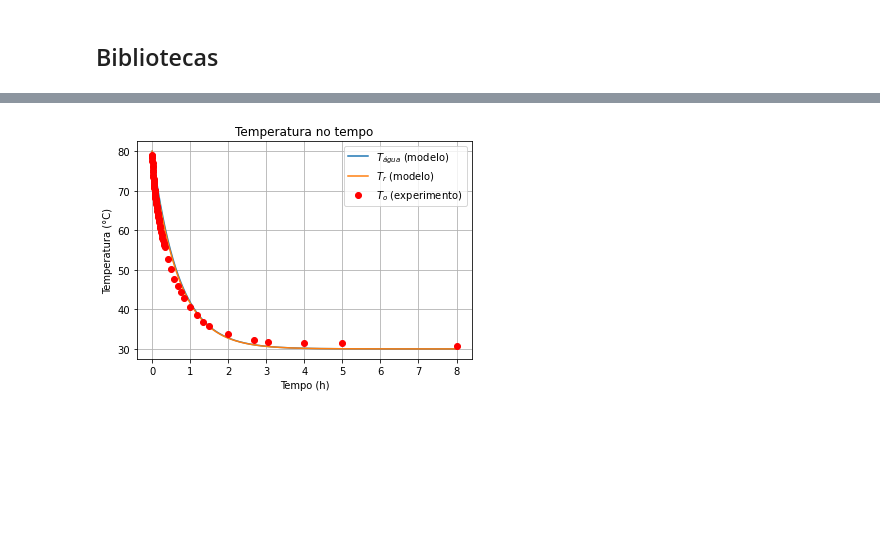
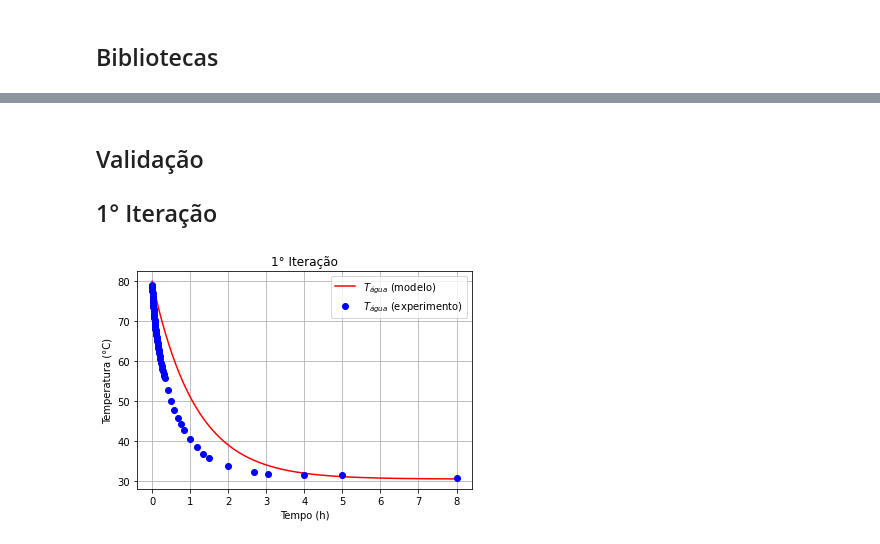
Before and after one commit to pedroivoal/Modsim-P2, a Jupyter notebook: arq3.ipynb, the cells around one changed output, grey strips where cells are left out. Drawn from its saved outputs; the diff is of its cells as text; code cells hidden in the pictures; blank space fills up the shorter version.

```diff
--- a/arq3.ipynb
+++ b/arq3.ipynb
@@ -15,12 +17,13 @@ lista_t_exp = [5/3600 ,10/3600 ,20/3600 ,30/3600 ,40/3600 ,50/3600 ,60/3600,75/3
 
 lista_Ta_exp = [79.1,78.8,78.3,77.6,77.1,76.3,75.9,75.3,74.7,74.0,73.5,73.0,72.5,71.9,71.4,71.1,70.8,70.3,69.9,69.5,69.4,68.9,68.5,68.1,67.8,67.5,67.1,66.6,66.1,65.6,65.0,64.5,63.9,63.3,62.8,62.5,62.0,61.2,60.5,59.6,58.8,58.1,57.5,56.7,56.4,55.8,52.8,50.1,47.8,45.8,44.4,42.8,40.5,38.5,36.9,35.7,33.8,32.3,31.7,31.5,31.6,30.7]
 
-
-plt.plot(lista_t_exp, lista_Ta_exp, 'o')
+experimento, ax = plt.subplots()
+plt.plot(lista_t_exp, lista_Ta_exp, 'o', label = '$T_{água}$')
 plt.title('Experimento')
 plt.xlabel('Tempo (h)')
 plt.ylabel('Temperatura (°C)')
+plt.legend()
 plt.grid(True)
 plt.show()
-# experimento.savefig('1°.Validação.png',  format = 'png', dpi = 1200)
+experimento.savefig('1.Experimento.png',  format = 'png', dpi = 1200)
 # %% [output]
@@ -55,19 +60,13 @@ ca = 4180                # Óleo
 cr = 812                 # Recipiente (vidro)
 
 # Coeficientes de condutividade térmica (W/(m.K))
-kr = 1.05                  # Recipiente (aço)
+kr = 1.05                # Recipiente (aço)
 
 # Coeficiente de transferência convectiva (W/(m2.K))
-hs = 25                  # Oleo para o ar
-hp = 25                  # Recipiente para o ar
+hs = 15                  # Oleo para o ar
+hp = 15                  # Recipiente para o ar
 
 #Temperaturas (K)
-Tar = 30+273.15           # Ambiente
+Tar = 30.5+273.15        # Ambiente
 Ta = 80+273.15
 Tr = 80+273.15
-
-# Emissividade
-emissividade = 0.92      # Água
-
-# Constante de Stefan-Boltzman (W/(m2.K4))
-sigma = 5.6703e-8
@@ -86,32 +90,35 @@ def modelo (x, t):
     dxdt = [dTadt, dTrdt]
 
     return dxdt
+# %% [markdown]
+## Validação
+
+## 1° Iteração
 # %%
 # Lista tempo
-dt = 1
-t_lista = np.arange(0, 28800, dt)
+t_lista = np.arange(0, 28800, 1)
 
 # Condições iniciais
 x0 = [Ta, Tr]
 
 # Resolução numérica
 x = odeint(modelo, x0, t_lista)
-To_lista = x[:,0]-273.15
+Ta_lista = x[:,0]-273.15
 Tr_lista = x[:,1]-273.15
 
+validacao1, ax = plt.subplots()
+
 # Plota gráficos
-validação, ax = plt.subplots()
-
-plt.plot(t_lista/3600, To_lista, label = '$T_{água}$ (modelo)')
-plt.plot(t_lista/3600, Tr_lista, label = '$T_r$ (modelo)')
-plt.plot(lista_t_exp, lista_Ta_exp, 'ro', label = '$T_o$ (experimento)')
-plt.title('Temperatura no tempo')
+plt.plot(t_lista/3600, Ta_lista, 'r', label = '$T_{água}$ (modelo)')
+# plt.plot(t_lista/3600, Tr_lista, label = '$T_{recipiente}$ (modelo)')
+plt.plot(lista_t_exp, lista_Ta_exp, 'bo', label = '$T_{água}$ (experimento)')
+plt.title('1° Iteração')
 plt.ylabel('Temperatura (°C)')
 plt.xlabel('Tempo (h)')
 plt.legend()
 plt.grid(True)
 plt.show()
 
-validação.savefig('1°.Validação.png',  format = 'png', dpi = 1200)
+validacao1.savefig('2.Validação1.png',  format = 'png', dpi = 1200)
 # %% [output]
-[figure, old version]
+[figure, new version]
```
Also changed, not shown: parts of 11 cells of this notebook, 11 other files.
